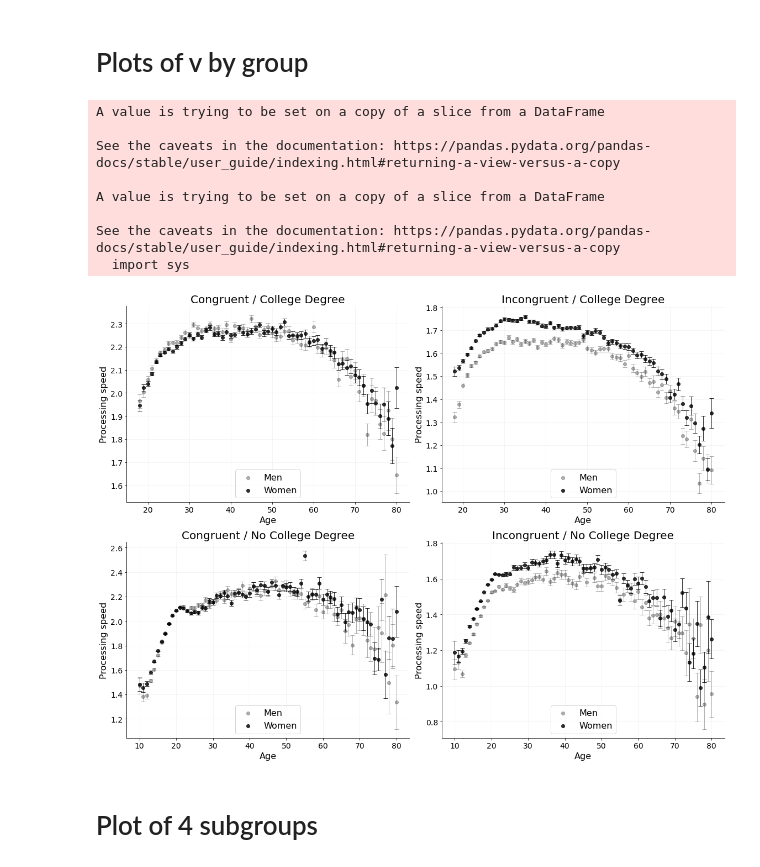
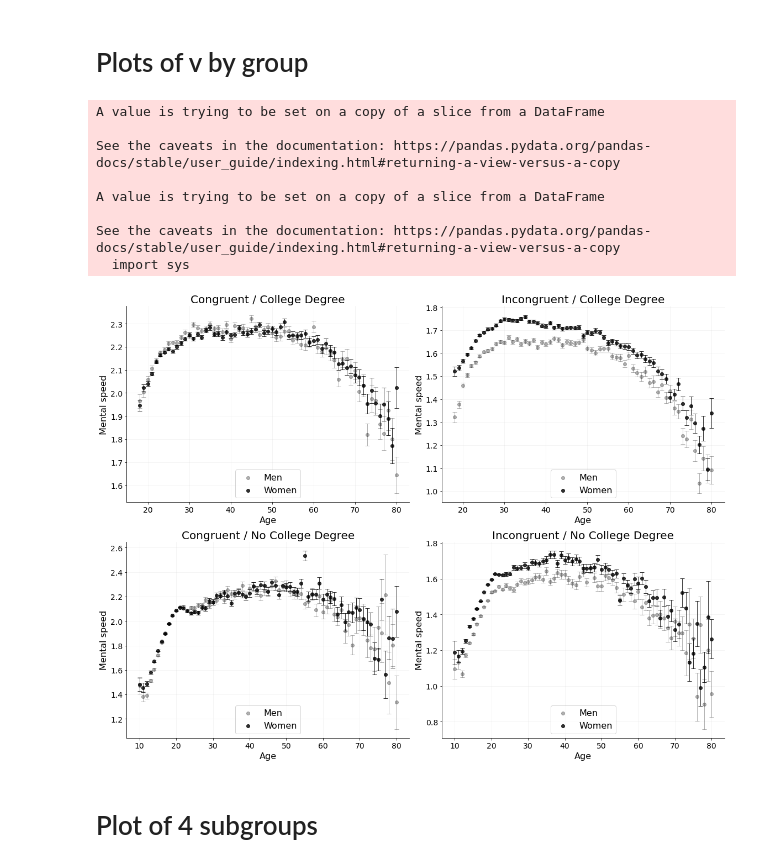
Before and after one commit to stefanradev93/DataSizeMatters, a Jupyter notebook: IAT_GroupPlots_PPCPlots.ipynb, the cells around one changed output. Cells and saved outputs as stored; diff of their text form; code cells hidden in the pictures.

```diff
--- a/IAT_GroupPlots_PPCPlots.ipynb
+++ b/IAT_GroupPlots_PPCPlots.ipynb
@@ -206,35 +211,35 @@ axarr[0, 0].scatter(to_plot_m['age'], to_plot_m['v2_mean'], color='black', marke
 axarr[0, 0].scatter(to_plot_f['age'], to_plot_f['v2_mean'], color='black', marker='o', alpha=0.8, label='Women')
 axarr[0, 0].legend(loc='lower center', fontsize=16)
 axarr[0, 0].errorbar(to_plot_m['age'], to_plot_m['v2_mean'], to_plot_m['v2_sem'], capsize=4, fmt='none',
                     color='black', alpha=0.3, linewidth=1)
 axarr[0, 0].errorbar(to_plot_f['age'], to_plot_f['v2_mean'], to_plot_f['v2_sem'], capsize=4, fmt='none',
                     color='black', alpha=0.8, linewidth=1)
 
 
 for i, ax in enumerate(axarr.flat):
     sns.despine(ax=ax)
     ax.set_title(titles[i], fontsize=20)
-    ax.set_ylabel('Processing speed', fontsize=16)
+    ax.set_ylabel('Mental speed', fontsize=16)
     ax.set_xlabel('Age', fontsize=16)
     ax.xaxis.set_tick_params(labelsize=14)
     ax.yaxis.set_tick_params(labelsize=14)
     ax.grid(alpha=0.15)
 #     if i < 2:
 #         ax.set_ylim([0.6, 2.0])
 #     else:
 #         ax.set_ylim([1.0, 4.5])
 f.tight_layout()
 f.savefig('Robustness.png', dpi=300)
 # %% [output]
 A value is trying to be set on a copy of a slice from a DataFrame
 
 See the caveats in the documentation: https://pandas.pydata.org/pandas-docs/stable/user_guide/indexing.html#returning-a-view-versus-a-copy
 
 A value is trying to be set on a copy of a slice from a DataFrame
 
 See the caveats in the documentation: https://pandas.pydata.org/pandas-docs/stable/user_guide/indexing.html#returning-a-view-versus-a-copy
   import sys
-[figure, old version]
+[figure, new version]
 # %% [markdown]
 # Plot of 4 subgroups
 # %%
```
Also changed, not shown: parts of 6 cells of this notebook, 20 other files.
